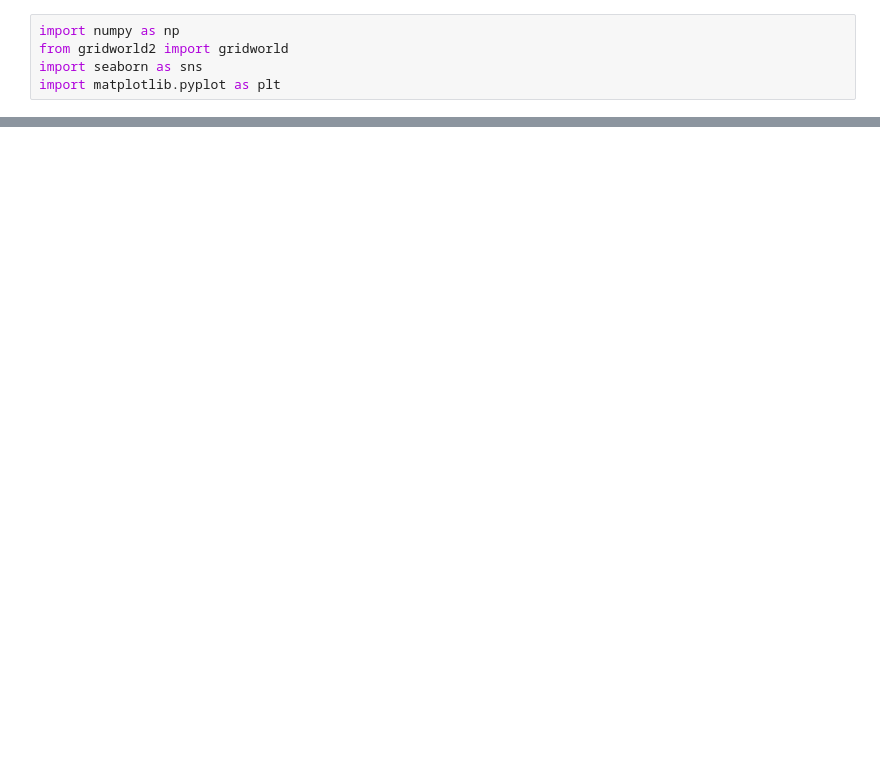
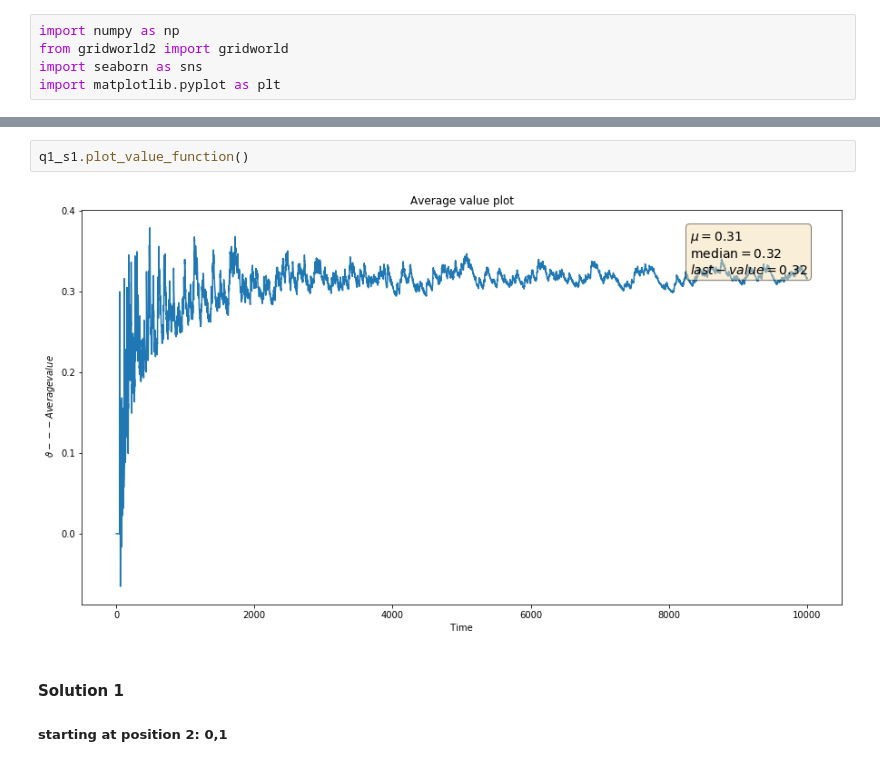
Before and after one commit to karthickrajas/Deep-Reinforcement-Learning, a Jupyter notebook: Untitled.ipynb, the cells around one changed output, grey strips where cells are left out. Cells and saved outputs as stored; diff of their text form; blank space fills up the shorter version.

```diff
--- a/Untitled.ipynb
+++ b/Untitled.ipynb
@@ -168,0 +189,7 @@ plt.show()
+# %%
+q1_s1.plot_value_function()
+# %% [output]
+[figure, added]
+# %% [markdown]
+#### Solution 1
+##### starting at position 2: 0,1
```
Also changed, not shown: parts of 40 cells of this notebook.
